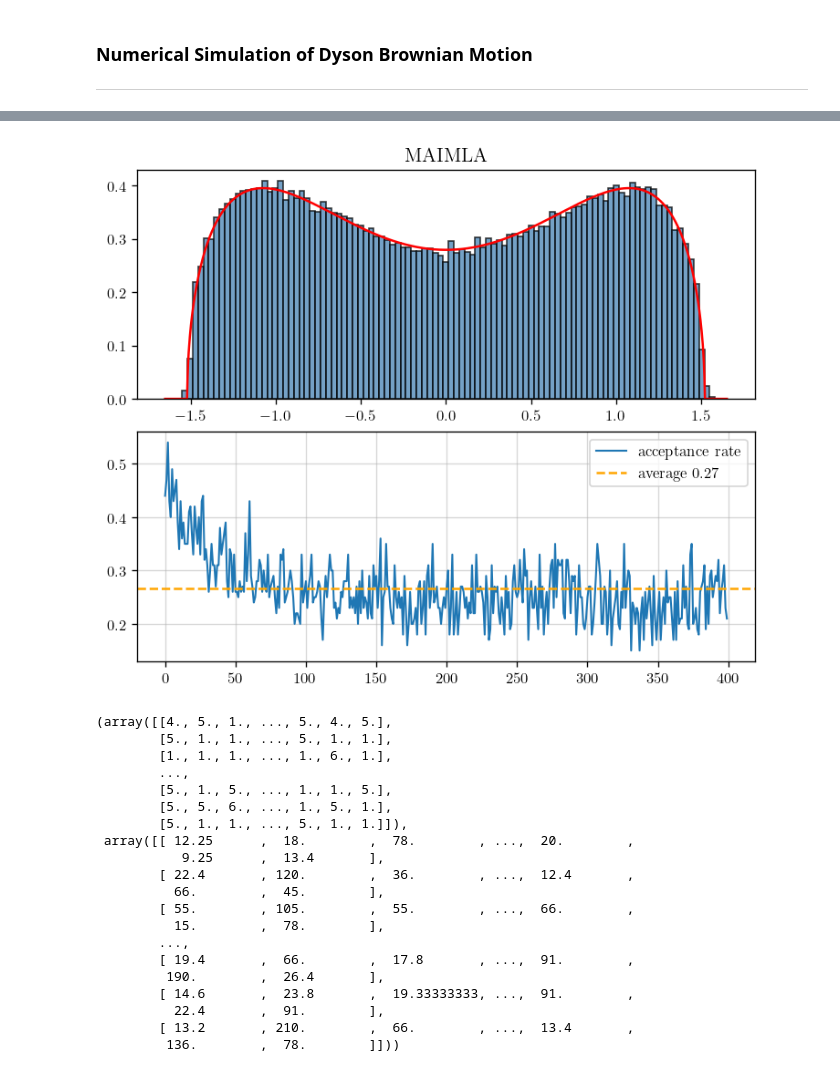
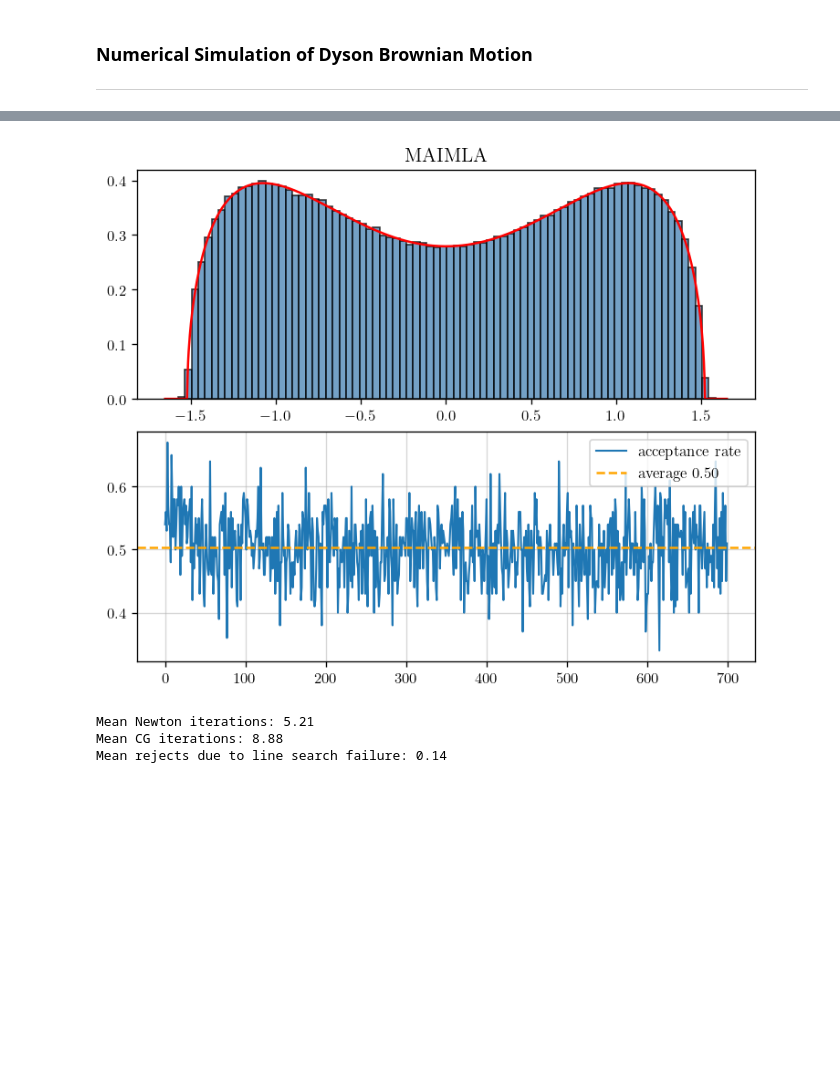
Before and after one commit to fredwdickinson/dissertation, a Jupyter notebook: code/notebooks/tutorial.ipynb, the cells around one changed output, grey strips where cells are left out. Drawn from its saved outputs; the diff is of its cells as text; code cells hidden in the pictures; blank space fills up the shorter version.

```diff
--- a/code/notebooks/tutorial.ipynb
+++ b/code/notebooks/tutorial.ipynb
@@ -39,60 +39,44 @@ An example using IMLA is as below.
 # %%
-# MAIMLA EXAMPLE
-importlib.reload(integrators); importlib.reload(simulate);
-
+# MAIMLA EXAMPLE.
 # Set hyperparameters.
-N = 50; dt = 1/N; beta = 2.0; T = 8.0;
+N = 70; dt = 1/N; beta = 2.0; T = 10.0;
 M = 100; potential_name = "quartic"
 total_steps = int(T/dt)
 
-# Initialise as random, for example.
+# Initialise at GUE equilibrium, for example (semicircle).
 init = random_matrix.init_gue_eigenvalues(M, N)
 
 # Build a MAIMLA pipeline and get trajectory generator.
-maimla_pipe = simulate.make_imla_pipeline(N, dt, potential_name, beta, metropolise = False)
+maimla_pipe = simulate.make_imla_pipeline(N, dt, potential_name, beta, metropolise = True)
 trajectory = simulate.simulate_dbm(init, total_steps, maimla_pipe)
 
 # Decide on experiment configuration and call the observe function in `simulate.py`.
 config = {
+    "burn_in": int(3.0/dt), # Collect snapshots after T = 3.
+    "snapshot_interval": 5,
     "track_accepts": True,
-    "burn_in": int(3.0/dt),
-    "track_newton_iters": True
+    "track_newton_info": True # Also includes CG iterations and line search rejects.
 }
 
 info = simulate.analyse_trajectory(trajectory, total_steps, **config)
 
 # Example plots for snapshots and acceptance rates.
 fig, axes = plt.subplots(2, 1, figsize = (6, 5))
 ax, ax2 = axes
 
-plotters.plot_hist(ax, info["snapshots"], num_bins = 100, potential_name = potential_name)
+plotters.plot_hist(ax, info["snapshots"], num_bins = 80, potential_name = potential_name)
 plotters.plot_accepts(ax2, info["accepts"])
 
 ax.grid(False)
 ax.set_title(f"MAIMLA")
 
 plt.show()
 
-info["newton_iters"], info["mean_cg_iters"]
+print(f"Mean Newton iterations: {info["newton_iters"].mean():.2f}")
+print(f"Mean CG iterations: {info["mean_cg_iters"].mean():.2f}")
+print(f"Mean rejects due to line search failure: {info["line_search_rejects"].mean():.2f}")
 # %% [output]
-[figure, old version]
+[figure, new version]
-(array([[4., 5., 1., ..., 5., 4., 5.],
-        [5., 1., 1., ..., 5., 1., 1.],
-        [1., 1., 1., ..., 1., 6., 1.],
-        ...,
-        [5., 1., 5., ..., 1., 1., 5.],
-        [5., 5., 6., ..., 1., 5., 1.],
-        [5., 1., 1., ..., 5., 1., 1.]]),
- array([[ 12.25      ,  18.        ,  78.        , ...,  20.        ,
-           9.25      ,  13.4       ],
-        [ 22.4       , 120.        ,  36.        , ...,  12.4       ,
-          66.        ,  45.        ],
-        [ 55.        , 105.        ,  55.        , ...,  66.        ,
-          15.        ,  78.        ],
-        ...,
-        [ 19.4       ,  66.        ,  17.8       , ...,  91.        ,
-         190.        ,  26.4       ],
-        [ 14.6       ,  23.8       ,  19.33333333, ...,  91.        ,
-          22.4       ,  91.        ],
-        [ 13.2       , 210.        ,  66.        , ...,  13.4       ,
-         136.        ,  78.        ]]))
+Mean Newton iterations: 5.21
+Mean CG iterations: 8.88
+Mean rejects due to line search failure: 0.14
```
Also changed, not shown: parts of 1 cell of this notebook, 5 other files.
